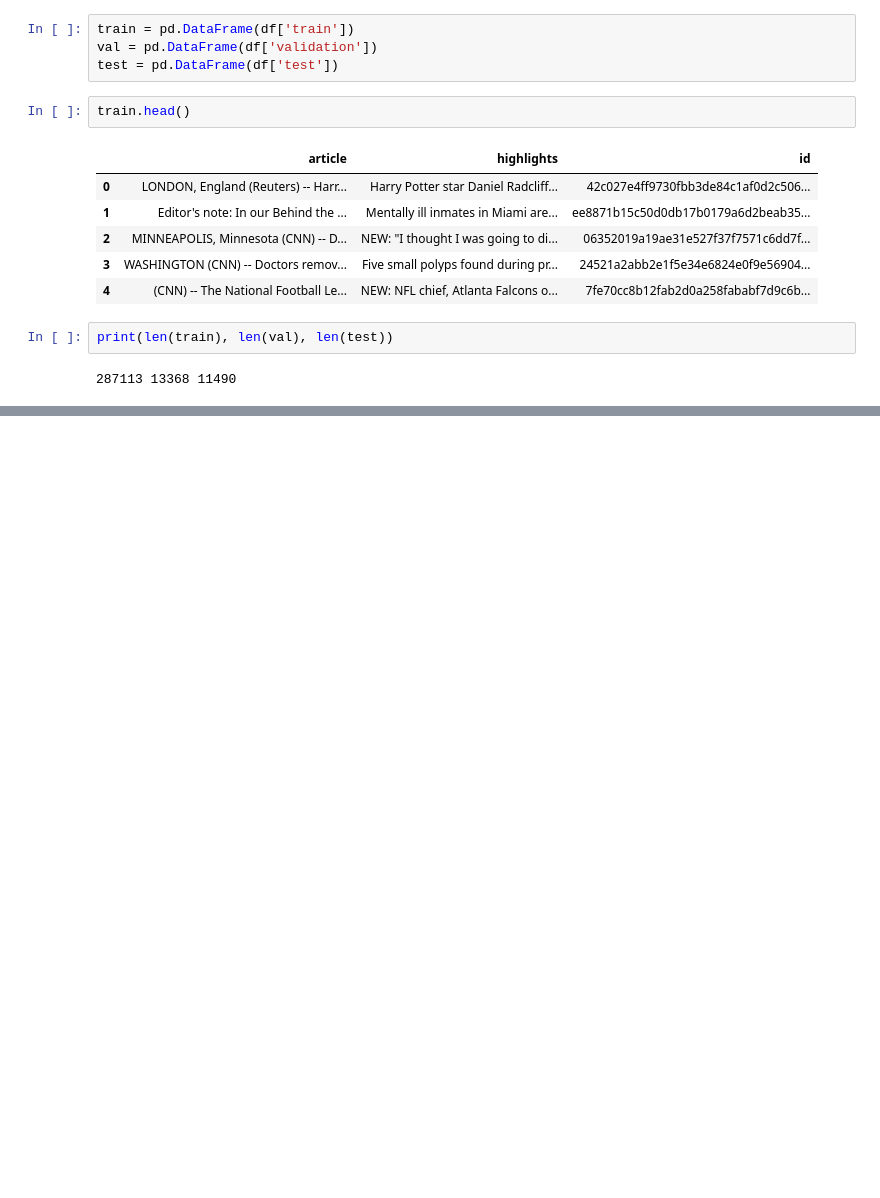
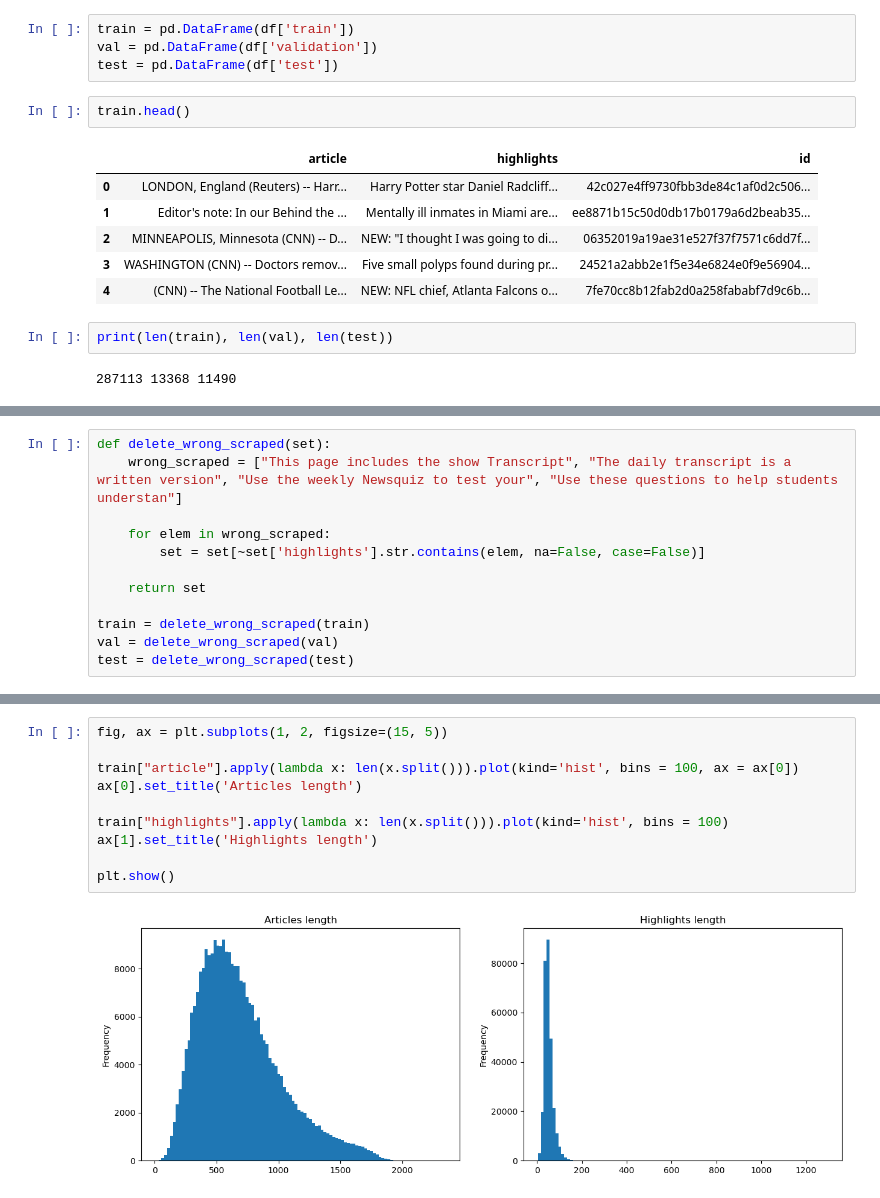
Before and after one commit to andrii-zapukhlyi/news_summarization, a Jupyter notebook: news_summarization.ipynb, the cells around one changed output, grey strips where cells are left out. Saved outputs shown, nothing was run; the diff lists cells and outputs as text; blank space fills up the shorter version.

```diff
--- a/news_summarization.ipynb
+++ b/news_summarization.ipynb
@@ -46,0 +65,12 @@ train["article"].apply(lambda x: len(x.split())).plot(kind='hist')
+# %%
+def delete_wrong_scraped(set):
+    wrong_scraped = ["This page includes the show Transcript", "The daily transcript is a written version", "Use the weekly Newsquiz to test your", "Use these questions to help students understan"]
+
+    for elem in wrong_scraped:
+        set = set[~set['highlights'].str.contains(elem, na=False, case=False)]
+
+    return set
+
+train = delete_wrong_scraped(train)
+val = delete_wrong_scraped(val)
+test = delete_wrong_scraped(test)
@@ -46,0 +118,12 @@ train["article"].apply(lambda x: len(x.split())).plot(kind='hist')
+# %%
+fig, ax = plt.subplots(1, 2, figsize=(15, 5))
+
+train["article"].apply(lambda x: len(x.split())).plot(kind='hist', bins = 100, ax = ax[0])
+ax[0].set_title('Articles length')
+
+train["highlights"].apply(lambda x: len(x.split())).plot(kind='hist', bins = 100)
+ax[1].set_title('Highlights length')
+
+plt.show()
+# %% [output]
+[figure, added]
```
Also changed, not shown: parts of 12 cells of this notebook.
